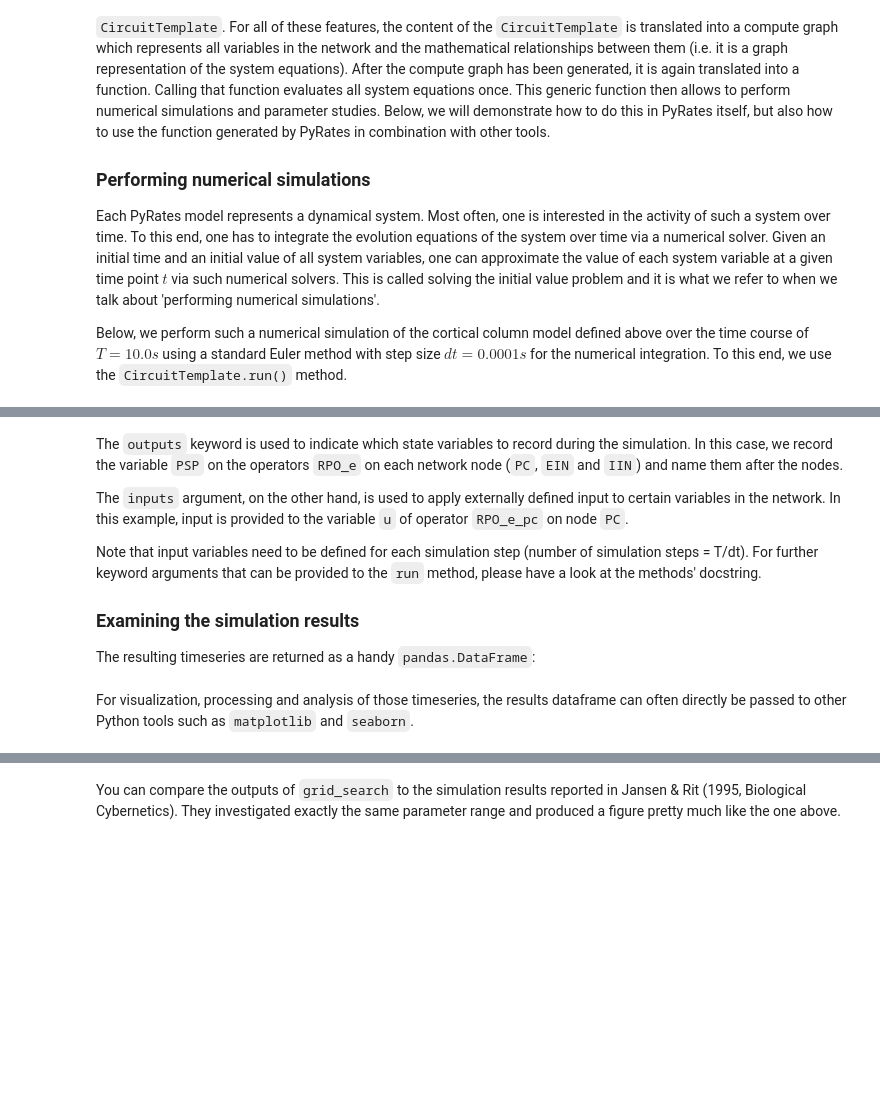
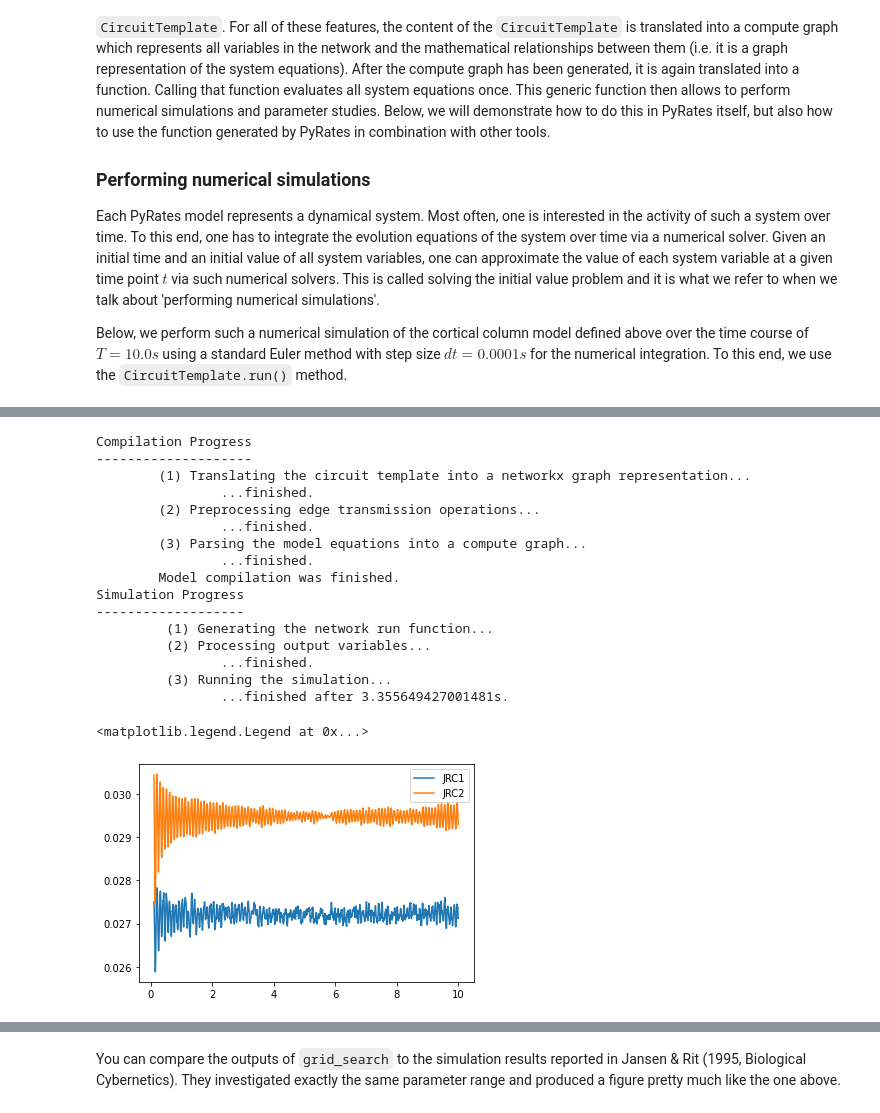
Before and after one commit to pyrates-neuroscience/PyRates, a Jupyter notebook: documentation/Tutorial_PyRates_Basics.ipynb, the cells around one changed output, grey strips where cells are left out. Drawn from its saved outputs; the diff is of its cells as text; code cells hidden in the pictures; blank space fills up the shorter version.

```diff
--- a/documentation/Tutorial_PyRates_Basics.ipynb
+++ b/documentation/Tutorial_PyRates_Basics.ipynb
@@ -389,18 +414,30 @@ Simulations are started using the `.run()` method of our `ComputeGraph`. Note th
 # %%
 import numpy as np
 ext_input = np.random.uniform(120., 320., (int(T/dt), 1))
-results = compute_graph.run(simulation_time = T,
-                            outputs={'pc': 'PC/RPO_e_pc/PSP',
-                                     'ein': 'EIN/RPO_e/PSP',
-                                     'iin': 'IIN/RPO_e/PSP'},
-                            inputs={'PC/RPO_e_pc/u': ext_input})
+
+results = ccm.run(simulation_time=T, step_size=dt, sampling_step_size=dt*10, cutoff=0.1,
+                  outputs={'jrc1': 'jrc1/pc/rpo_e_in/Z', 'jrc2': 'jrc2/pc/rpo_e_in/Z'},
+                  inputs={'jrc1/pc/rpo_e_in/u': ext_input},
+                  backend='default', vectorize=True, clear=True, in_place=False)
+
+plt.plot(results)
+plt.legend(['JRC1', 'JRC2'])
+# %% [output]
+Compilation Progress
+--------------------
+        (1) Translating the circuit template into a networkx graph representation...
+                ...finished.
+        (2) Preprocessing edge transmission operations...
+                ...finished.
+        (3) Parsing the model equations into a compute graph...
+                ...finished.
+        Model compilation was finished.
+Simulation Progress
+-------------------
+         (1) Generating the network run function...
+         (2) Processing output variables...
+                ...finished.
+         (3) Running the simulation...
+                ...finished after 3.355649427001481s.
+<matplotlib.legend.Legend at 0x...>
+[figure, added]
-# %% [markdown]
-The `outputs` keyword is used to indicate which state variables to record during the simulation. In this case, we record the variable `PSP` on the operators `RPO_e` on each network node (`PC`, `EIN` and `IIN`) and name them after the nodes.
-
-The `inputs` argument, on the other hand, is used to apply externally defined input to certain variables in the network. In this example, input is provided to the variable `u` of operator `RPO_e_pc` on node `PC`.
-
-Note that input variables need to be defined for each simulation step (number of simulation steps = T/dt). For further keyword arguments that can be provided to the `run` method, please have a look at the methods' docstring.
-
-### Examining the simulation results
-
-The resulting timeseries are returned as a handy `pandas.DataFrame`:
@@ -409,2 +443,0 @@ results.head()
-# %% [markdown]
-For visualization, processing and analysis of those timeseries, the results dataframe can often directly be passed to other Python tools such as `matplotlib` and `seaborn`.
```
Also changed, not shown: parts of 30 cells of this notebook, 6 other files.
